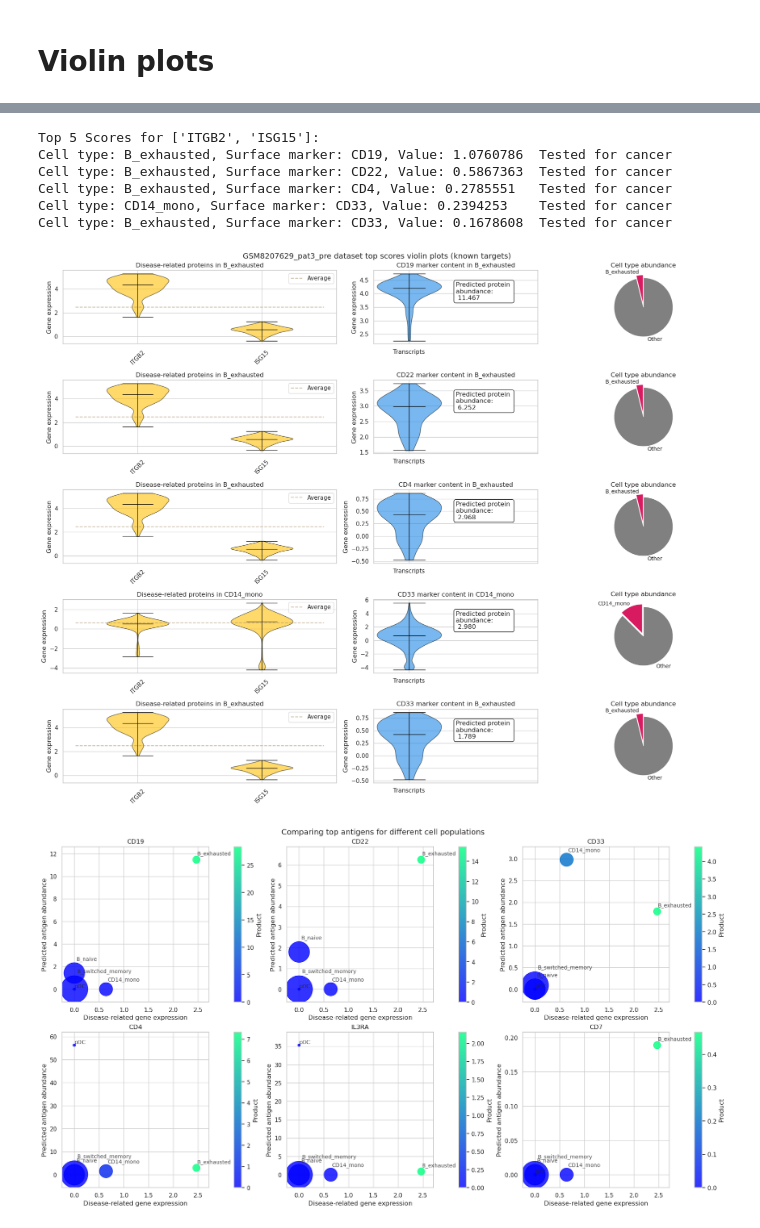
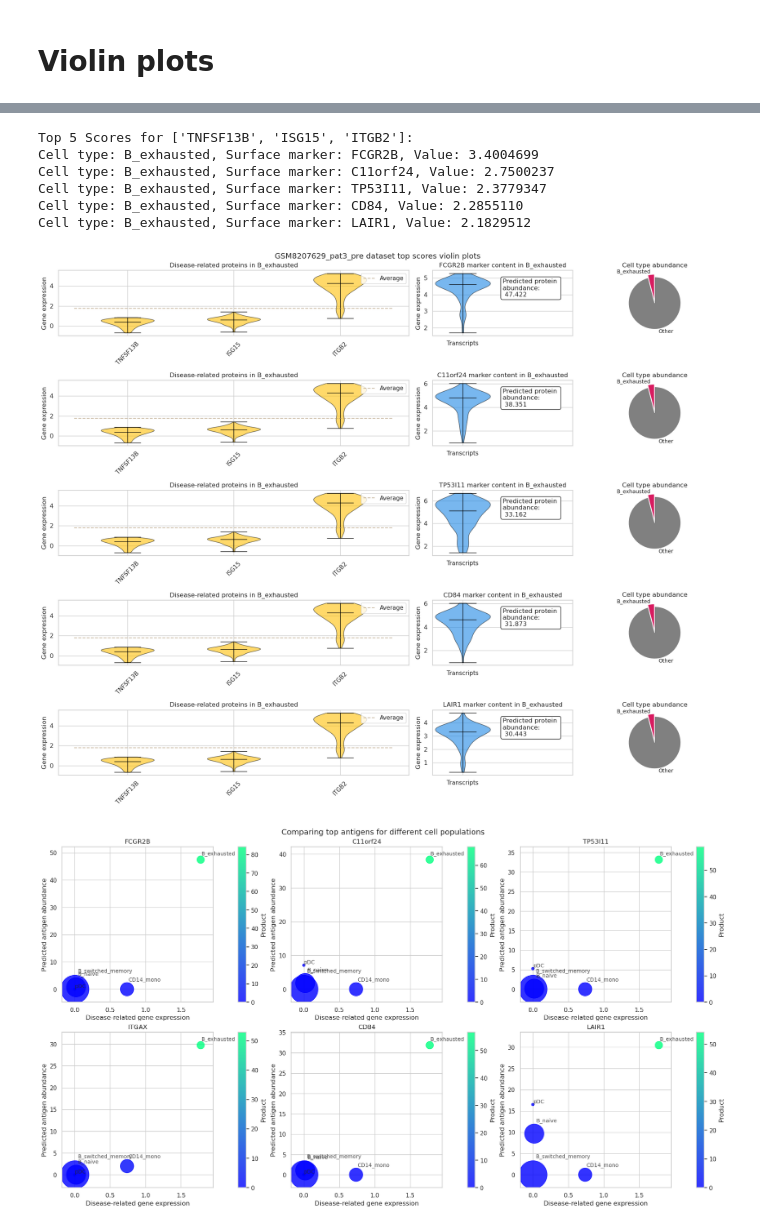
Before and after one commit to Norange01/CAR_T-Cell_Target_Discovery, a Jupyter notebook: CAR T-Cell Therapy Target Assessment.ipynb, the cells around one changed output, grey strips where cells are left out. Drawn from its saved outputs; the diff is of its cells as text; code cells hidden in the pictures.

Commit message:
Used another article for upreg proteins

```diff
--- a/CAR T-Cell Therapy Target Assessment.ipynb
+++ b/CAR T-Cell Therapy Target Assessment.ipynb
@@ -371,7 +371,12 @@ def intersection(lst1, lst2):
 #upregProts_literature=['RSAD2', 'IFIT3', 'APOBEC3A', 'IFIT2', 'PARP9', 'DTX3L', 'PLSCR1', 'IFI35', 'ISG15', 'CMPK2', 'HERC5', 'GBP1', 'IFI27', 'STAT1', 'MX1', 'IRF7', 'OAS1', 'OAS2', 'OAS3', 'OASL', 'IFIH1', 'SIGLEC1', 'LGALS9', 'BST2']
 
 #https://pubmed.ncbi.nlm.nih.gov/37614232/
-upregProts_literature=['IFI44L', 'ISG15', 'ITGB2']
+#upregProts_literature=['IFI44L', 'ISG15', 'ITGB2']
+
+#https://pubmed.ncbi.nlm.nih.gov/36341378/
+#upregProts_literature=['TNFSF13B', 'OAS1']
+
+upregProts_literature=['TNFSF13B', 'OAS1', 'IFI44L', 'ISG15', 'ITGB2']
 
 upregProts=intersection(upregProts_literature, adata.var.index)
 '''for elem in adata.var.index:
@@ -898,7 +865,7 @@ import seaborn as sns
 import pandas as pd
 import numpy as np
 
-only_famous_targets=True
+only_famous_targets=False
 n=5
 
 # Assuming the necessary variables (adata, cellMatrix, cellTypes, surf_markers, etc.) are defined elsewhere
@@ -962,40 +929,40 @@ for cell_t, marker, score in top_info:
         pc.set_alpha(0.6)
 
     for partname in ('cbars', 'cmins', 'cmaxes', 'cmedians'):
         vp = violin_parts_2[partname]
         vp.set_edgecolor('black')
         vp.set_linewidth(1)
 
     # Plot the pie chart
     piechart = axs[i, 2].pie([sums[cellTypes.index(cell_t)], 1 - sums[cellTypes.index(cell_t)]],
                              labels=[cell_t, "Other"], colors=['#D81B60', 'grey'],
                              startangle=90, explode=[0.1, 0],
                              textprops={'size': 'smaller'})
     axs[i, 2].set_title("Cell type abundance")
 
     print(f"Cell type: {cell_t}, Surface marker: {marker}, Value: {score:.7f}" + repurp)
     i += 1
 
 if(only_famous_targets):
     known_targets_only="_known_targets_only"
     fig.suptitle(dataset + " dataset top scores violin plots (known targets)")
 else:
     known_targets_only=""
     fig.suptitle(dataset + " dataset top scores violin plots")
 
 
 plt.tight_layout()
 plt.show()
 
 fig.savefig(dataset + "_violin"+known_targets_only+".png", bbox_inches='tight')
 # %% [output]
-Top 5 Scores for ['ITGB2', 'ISG15']:
-Cell type: B_exhausted, Surface marker: CD19, Value: 1.0760786  Tested for cancer
-Cell type: B_exhausted, Surface marker: CD22, Value: 0.5867363  Tested for cancer
-Cell type: B_exhausted, Surface marker: CD4, Value: 0.2785551   Tested for cancer
-Cell type: CD14_mono, Surface marker: CD33, Value: 0.2394253    Tested for cancer
-Cell type: B_exhausted, Surface marker: CD33, Value: 0.1678608  Tested for cancer
+Top 5 Scores for ['TNFSF13B', 'ISG15', 'ITGB2']:
+Cell type: B_exhausted, Surface marker: FCGR2B, Value: 3.4004699
+Cell type: B_exhausted, Surface marker: C11orf24, Value: 2.7500237
+Cell type: B_exhausted, Surface marker: TP53I11, Value: 2.3779347
+Cell type: B_exhausted, Surface marker: CD84, Value: 2.2855110
+Cell type: B_exhausted, Surface marker: LAIR1, Value: 2.1829512
-[figure, old version]
+[figure, new version]
 # %%
 def orgMyPlots(subPlotsCount, columns=3):
     rows=np.ceil(float(subPlotsCount)/columns)
@@ -1010,7 +977,7 @@ def orgMyPlots(subPlotsCount, columns=3):
 import matplotlib.pyplot as plt
 import numpy as np
 
-only_famous_targets=True
+only_famous_targets=False
 n=6
 
 x_ind, y_ind = orgMyPlots(n, 3)
@@ -1061,7 +1028,7 @@ fig.suptitle("Comparing top antigens for different cell populations")
 fig.savefig("Sensitivity_and_Specificity_Antigen_Comparison_Plot.png", bbox_inches='tight')
 fig.show()
 # %% [output]
-[figure, old version]
+[figure, new version]
 # %%
 '''import matplotlib.pyplot as plt
 import numpy as np
```
Also changed, not shown: parts of 28 cells of this notebook.
